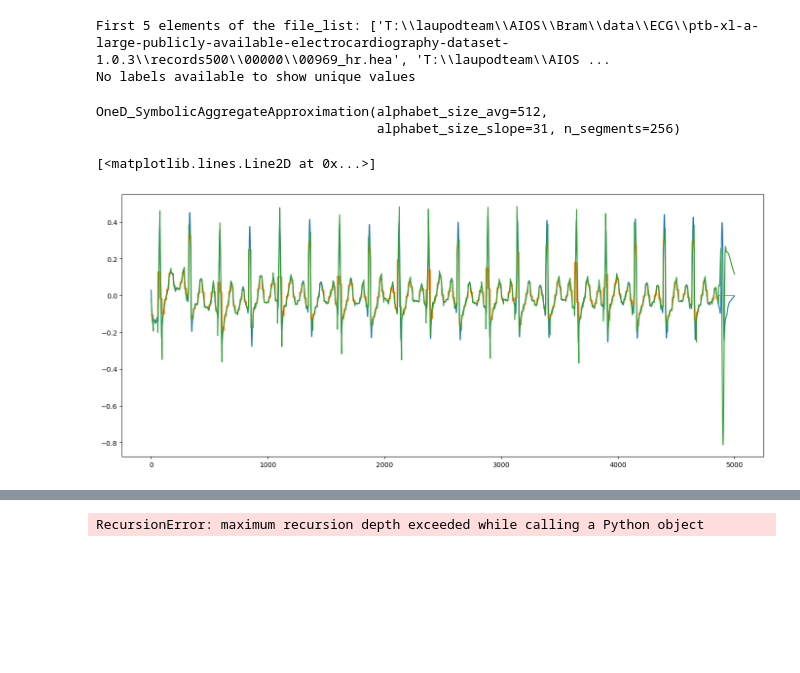
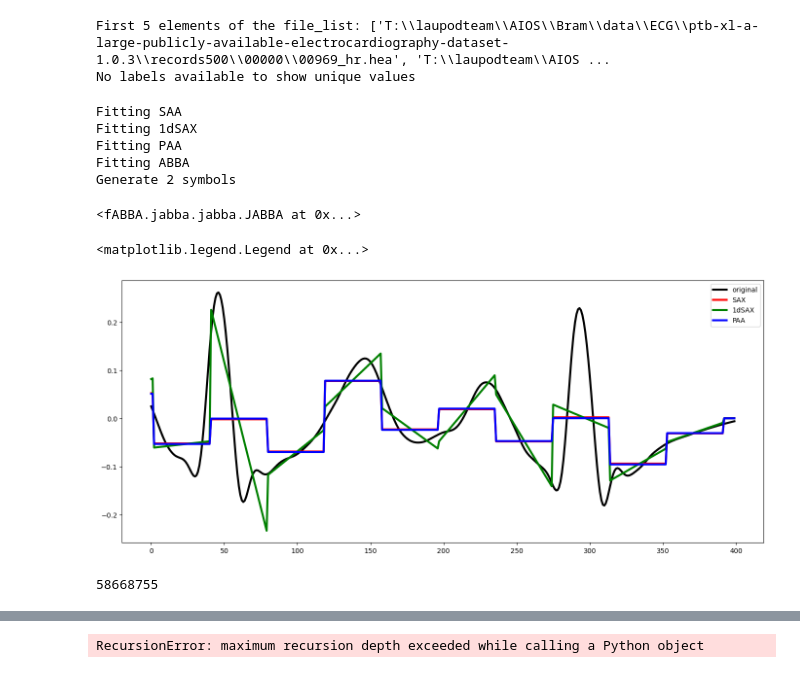
Before and after one commit to bramiozo/TimEx, a Jupyter notebook: sandbox/ECG_WordTransformer.ipynb, the cells around one changed output, grey strips where cells are left out. Cells and saved outputs as stored; diff of their text form; code cells hidden in the pictures; blank space fills up the shorter version.

```diff
--- a/sandbox/ECG_WordTransformer.ipynb
+++ b/sandbox/ECG_WordTransformer.ipynb
@@ -28,8 +38,12 @@ BASE_DIR = os.getenv('ECG_DIR')
 # %%
-SAX1d = OneD_SymbolicAggregateApproximation(n_segments=256, alphabet_size_avg=512, alphabet_size_slope=31,
+nsegments = 128
+SAX1d = OneD_SymbolicAggregateApproximation(n_segments=nsegments, alphabet_size_avg=300, alphabet_size_slope=300,
                                             scale=False)
-SAA = SymbolicAggregateApproximation(n_segments=256, alphabet_size_avg=512,
-                                     scale=False)
+SAA = SymbolicAggregateApproximation(n_segments=nsegments, alphabet_size_avg=600, scale=False)
+
+PAA = PiecewiseAggregateApproximation(n_segments=nsegments)
+
+ABBA = JABBA(verbose=1, init='kmeans')
 # %%
 PREPLIST = ['savgol', 'resampler', 'notch', 'bandpass'] #, 'detrend', 'peak_trimming']
 # %%
@@ -60,23 +75,43 @@ for batch in tqdm(ECGDl_prep, desc="Processing ECG batches"):
 # %%
+print("Fitting SAA")
 SAA.fit(results, y=None)
+
+print("Fitting 1dSAX")
 SAX1d.fit(results, y=None)
-#del results
-#gc.collect()
+
+print("Fitting PAA")
+PAA.fit(results, y=None)
+
+print("Fitting ABBA")
+ABBA.fit(np.vstack(results_concat[:5]), n_jobs=-1)
 # %% [output]
-OneD_SymbolicAggregateApproximation(alphabet_size_avg=512,
-                                    alphabet_size_slope=31, n_segments=256)
+Fitting SAA
+Fitting 1dSAX
+Fitting PAA
+Fitting ABBA
+Generate 2 symbols
+<fABBA.jabba.jabba.JABBA at 0x...>
 # %%
-sym_test = SAA.transform([results[0]])
+tl = 5000
+sym_test = SAA.transform([results[0][:tl,:]])
 inv_sym_test = SAA.inverse_transform(sym_test)[0]
 
-sym_test_1d = SAX1d.transform([results[0]])
+sym_test_1d = SAX1d.transform([results[0][:tl,:]])
 inv_sym_test_1d = SAX1d.inverse_transform(sym_test_1d)[0]
+
+sym_test_paa = PAA.transform([results[0][:tl,:]])
+inv_sym_test_paa = PAA.inverse_transform(sym_test_paa)[0]
 # %%
-channel = 0
+channel = 1
+s = 4600
+length = 512
+b, e = s, s + length
 fig,ax=plt.subplots(figsize=(17,7))
-plt.plot(results[0][:, channel])
-plt.plot(inv_sym_test[:, channel])
-plt.plot(inv_sym_test_1d[:, channel])
+plt.plot(results[0][b:e, channel], color='black', lw=3, label='original')
+plt.plot(inv_sym_test[b:e, channel], color='red', lw=3, label='SAX')
+plt.plot(inv_sym_test_1d[b:e, channel], color='green', lw=3, label='1dSAX')
+plt.plot(inv_sym_test_paa[b:e, channel], color='blue', lw=3, label='PAA')
+plt.legend()
 # %% [output]
-[<matplotlib.lines.Line2D at 0x...>]
+<matplotlib.legend.Legend at 0x...>
-[figure, old version]
+[figure, new version]
@@ -82,0 +153,8 @@ plt.plot(inv_sym_test_1d[:, channel])
+# %%
+result = np.array(results).reshape(len(results),len(results[0][0]),len(results[0]))
+trimmed_array = trim_signal(result) #Shape:(n_signals, n_channels, ) inhomogeneous in third dimension
+
+concatenated = np.concatenate([np.concatenate(row) for row in trimmed_array])
+print(len(concatenated))
+# %% [output]
+58668755
```
Also changed, not shown: parts of 6 cells of this notebook, 3 other files.
